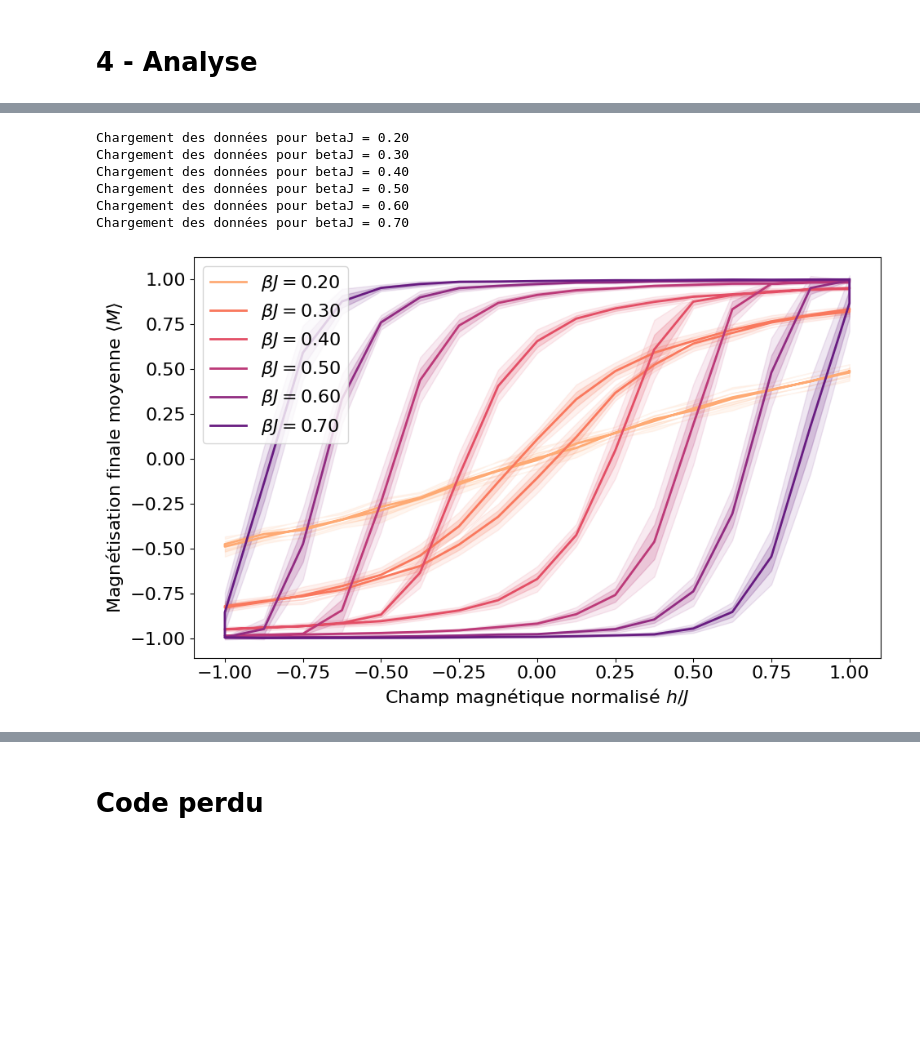
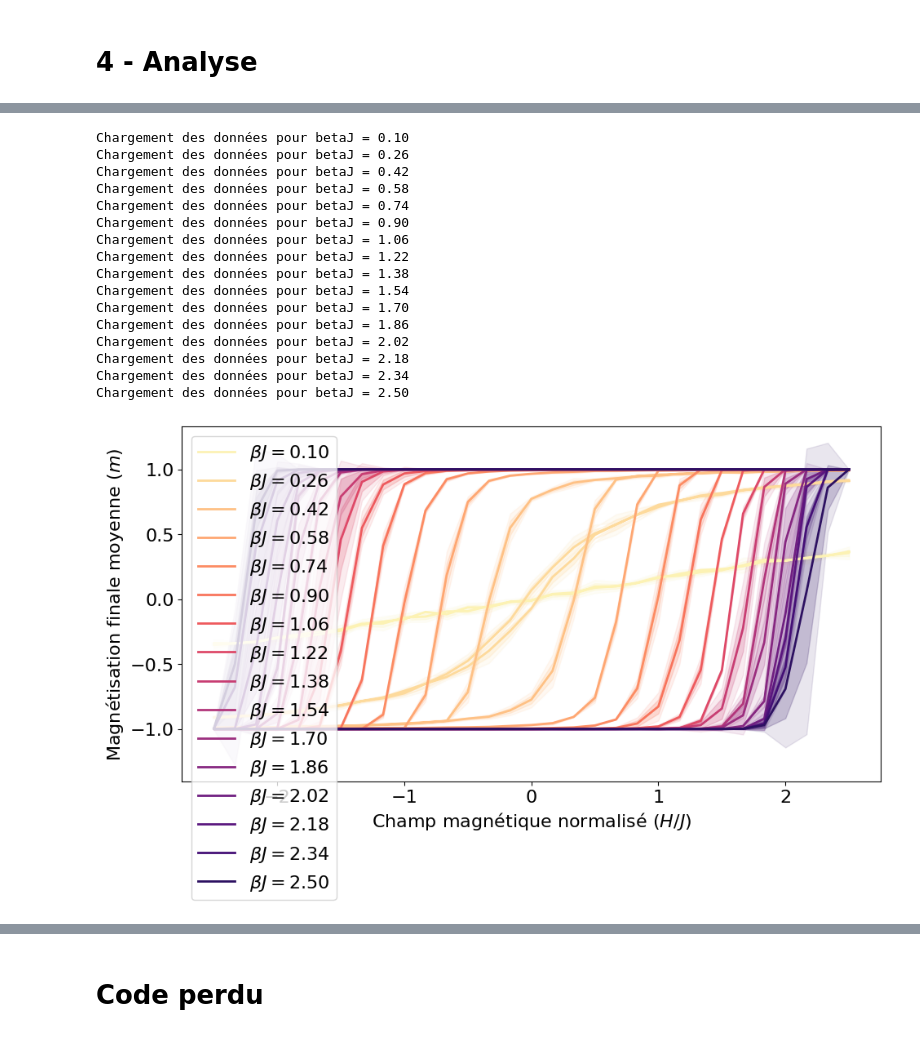
Before and after one commit to arlegare/physnum25, a Jupyter notebook: analyse_v2.ipynb, the cells around one changed output, grey strips where cells are left out. Drawn from its saved outputs; the diff is of its cells as text; code cells hidden in the pictures; blank space fills up the shorter version.

```diff
--- a/analyse_v2.ipynb
+++ b/analyse_v2.ipynb
@@ -277,8 +314,8 @@ for betaJ in betaJ_vec:
                     mean_mag_filtered + std_mag_filtered*2,
                     color="blue", alpha=0.1)#, label=r"Variabilité ($\pm 1$ écart-type)")
     plt.scatter(h_vec_filtered, mean_mag_filtered, color="black")
-    plt.xlabel(r"Champ magnétique normalisé $h/J$")
-    plt.ylabel(r"Magnétisation finale moyenne $\langle M \rangle $")
+    plt.xlabel(r"Champ magnétique normalisé $H/J$")
+    plt.ylabel(r"Magnétisation finale moyenne $ m $")
     plt.title("Effet du champ magnétique sur la magnétisation")
     plt.xlim(1.1*h_low, 1.1*h_high)
     plt.legend()
@@ -301,2 +334,19 @@ Enregistrement de /home/arleg/Documents/GitHub/physnum_h25/physnum25/Data/hyster
 # %% [markdown]
 # 3.2 - Chargement des données de simulation
+# %%
+sim_id = 4
+sim_folder = top_dir + "/Data/" + simulation_type + f"_{fc.fill_index(sim_id)}"
+print(sim_folder)
+
+files = fc.identify_files(sim_folder)
+betaJ_vec = []
+
+for i,file in enumerate(files):
+    # Charger betaJ_vec à la main
+    data = fc.load_hdf5(sim_folder + "/" + file)
+    if i == 0:
+        print(data.keys())
+    betaJ_vec.append(float(data["betaJ"]))
+
+betaJ_vec = np.asarray(betaJ_vec)
+print(betaJ_vec)
@@ -324,12 +379,13 @@ for betaJ in betaJ_vec:
         mag_data = f["M_f"][:]  # Magnétisation finale
         h_vec_loaded = f["h"][:]  # Champ magnétique utilisé
 
+
     # Calculer la moyenne et l'écart-type de la magnétisation
     mean_mag = np.mean(mag_data, axis=0)
     std_mag = np.std(mag_data, axis=0)
 
     # Filtrer les données pour retirer les premiers points
-    h_vec_filtered = h_vec[branche_n_points:]
+    h_vec_filtered = h_vec_loaded[branche_n_points:]
     mean_mag_filtered = mean_mag[branche_n_points:]
     std_mag_filtered = std_mag[branche_n_points:]
 
@@ -353,12 +409,12 @@ for betaJ in betaJ_vec:
         alpha=0.1, color=color
     )
 
-plt.xlabel(r"Champ magnétique normalisé $h/J$")
-plt.ylabel(r"Magnétisation finale moyenne $\langle M \rangle$")
+plt.xlabel(r"Champ magnétique normalisé $H/J$")
+plt.ylabel(r"Magnétisation finale moyenne $ m $")
 plt.title("Boucles d'hystérésis pour différentes valeurs de $\\beta J$")
 plt.legend()
 plt.tight_layout()
-#plt.savefig("boucles_hystersis.pdf")
+#plt.savefig("figures/boucles_hystersis.pdf")
 plt.show()
 # %% [output]
 Chargement des données pour betaJ = 0.10
@@ -385,7 +445,10 @@ area_stds = []
 
 plt.figure(figsize=(10, 6))
 
-for betaJ in betaJ_vec[1:7]:
+cmap = plt.cm.get_cmap('magma_r')  # Utiliser 'magma_r' pour inverser les couleurs
+norm = plt.Normalize(vmin=min(betaJ_vec)*0.3, vmax=max(betaJ_vec)*1.2)
+
+for betaJ in betaJ_vec:
     color = cmap(norm(betaJ))
 
     print(f"Chargement des données pour betaJ = {betaJ:.2f}")
@@ -406,7 +469,7 @@ for betaJ in betaJ_vec[1:7]:
     std_mag = np.std(mag_data, axis=0)
 
     # Filtrer les données
-    h_vec_filtered = h_vec[branche_n_points:]
+    h_vec_filtered = h_vec_loaded[branche_n_points:]
     mean_mag_filtered = mean_mag[branche_n_points:]
     std_mag_filtered = std_mag[branche_n_points:]
 
@@ -425,43 +488,53 @@ for betaJ in betaJ_vec[1:7]:
     ])
 
     # Moyenne et écart-type des aires
     area_mean = np.mean(areas)
     area_std = np.std(areas)
 
     betaJ_list.append(betaJ)
     area_means.append(area_mean)
     area_stds.append(area_std)
 
     # Tracer la courbe pour cette valeur de betaJ
     plt.plot(h_vec_filtered, mean_mag_filtered, color=color, linewidth=2, label=rf"$\beta J = {betaJ:.2f}$")
     plt.fill_between(
         h_vec_filtered,
         mean_mag_filtered - std_mag_filtered,
         mean_mag_filtered + std_mag_filtered,
         alpha=0.2, color=color
     )
     plt.fill_between(
         h_vec_filtered,
         mean_mag_filtered - 2*std_mag_filtered,
         mean_mag_filtered + 2*std_mag_filtered,
         alpha=0.1, color=color
     )
 
-plt.xlabel(r"Champ magnétique normalisé $h/J$")
-plt.ylabel(r"Magnétisation finale moyenne $\langle M \rangle$")
+plt.xlabel(r"Champ magnétique normalisé ($H/J$)")
+plt.ylabel(r"Magnétisation finale moyenne ($ m $)")
 #plt.title("Boucles d'hystérésis pour différentes valeurs de $\\beta J$")
 plt.legend()
 plt.tight_layout()
-plt.savefig("boucles_hystersis.pdf")
+#plt.savefig("figures/boucles_hystersis.pdf")
 plt.show()
 # %% [output]
-Chargement des données pour betaJ = 0.20
-Chargement des données pour betaJ = 0.30
-Chargement des données pour betaJ = 0.40
-Chargement des données pour betaJ = 0.50
-Chargement des données pour betaJ = 0.60
-Chargement des données pour betaJ = 0.70
+Chargement des données pour betaJ = 0.10
+Chargement des données pour betaJ = 0.26
+Chargement des données pour betaJ = 0.42
+Chargement des données pour betaJ = 0.58
+Chargement des données pour betaJ = 0.74
+Chargement des données pour betaJ = 0.90
+Chargement des données pour betaJ = 1.06
+Chargement des données pour betaJ = 1.22
+Chargement des données pour betaJ = 1.38
+Chargement des données pour betaJ = 1.54
+Chargement des données pour betaJ = 1.70
+Chargement des données pour betaJ = 1.86
+Chargement des données pour betaJ = 2.02
+Chargement des données pour betaJ = 2.18
+Chargement des données pour betaJ = 2.34
+Chargement des données pour betaJ = 2.50
-[figure, old version]
+[figure, new version]
 # %%
 plt.figure(figsize=(10,6))
 plt.plot(betaJ_list, area_means, color="darkGreen", linewidth=2, alpha=1)
```
Also changed, not shown: parts of 41 cells of this notebook.
